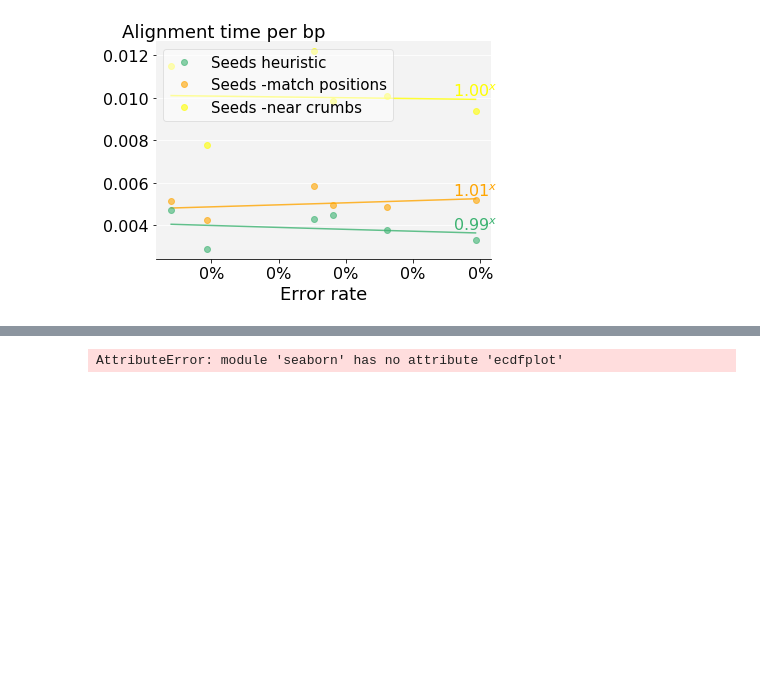
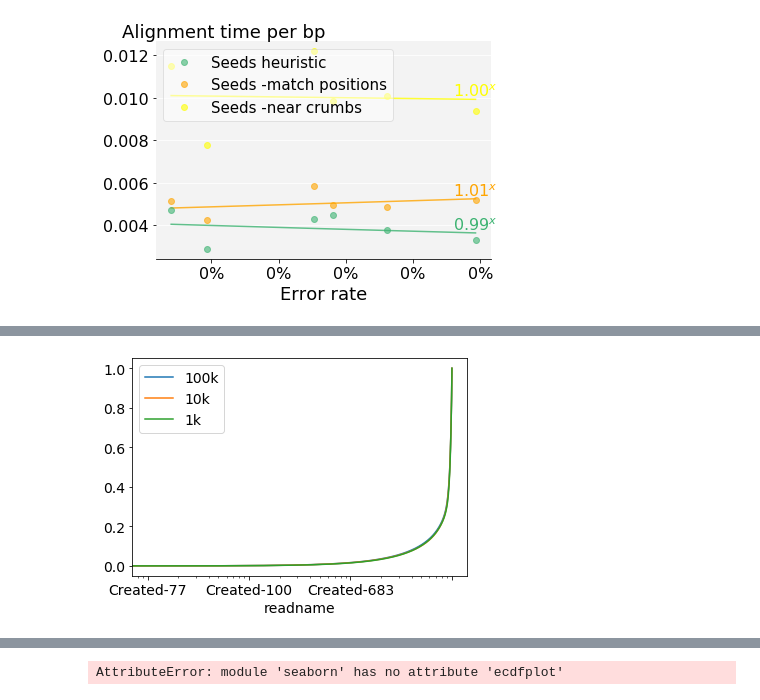
Before and after one commit to eth-sri/astarix, a Jupyter notebook: evals/astar_vs_dijkstra.ipynb, the cells around one changed output, grey strips where cells are left out. Drawn from its saved outputs; the diff is of its cells as text; code cells hidden in the pictures; blank space fills up the shorter version.

```diff
--- a/evals/astar_vs_dijkstra.ipynb
+++ b/evals/astar_vs_dijkstra.ipynb
@@ -483,0 +513,9 @@ import seaborn as sns
+# %%
+for df, label, step in [(df100k, '100k', 100), (df10k, '10k', 10), (df1k, '1k', 1)]:
+    s = df['t(map)_per_bp'].sort_values().cumsum()
+    s = s[::step]
+    s = s/s.max()
+    s.rename(label, inplace=True)
+    s.plot(logx=True, legend=True)
+# %% [output]
+[figure, added]
```
Also changed, not shown: parts of 4 cells of this notebook, 5 other files.
